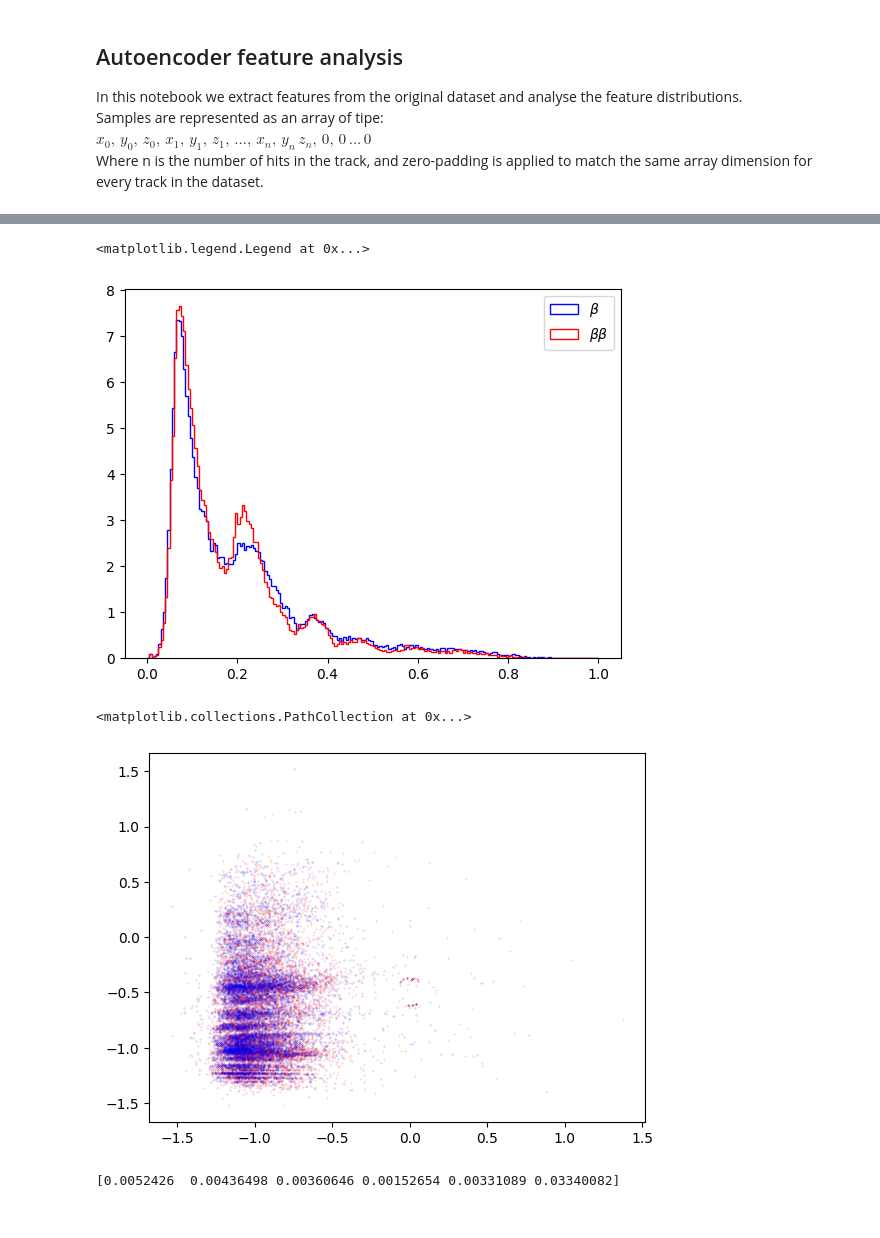
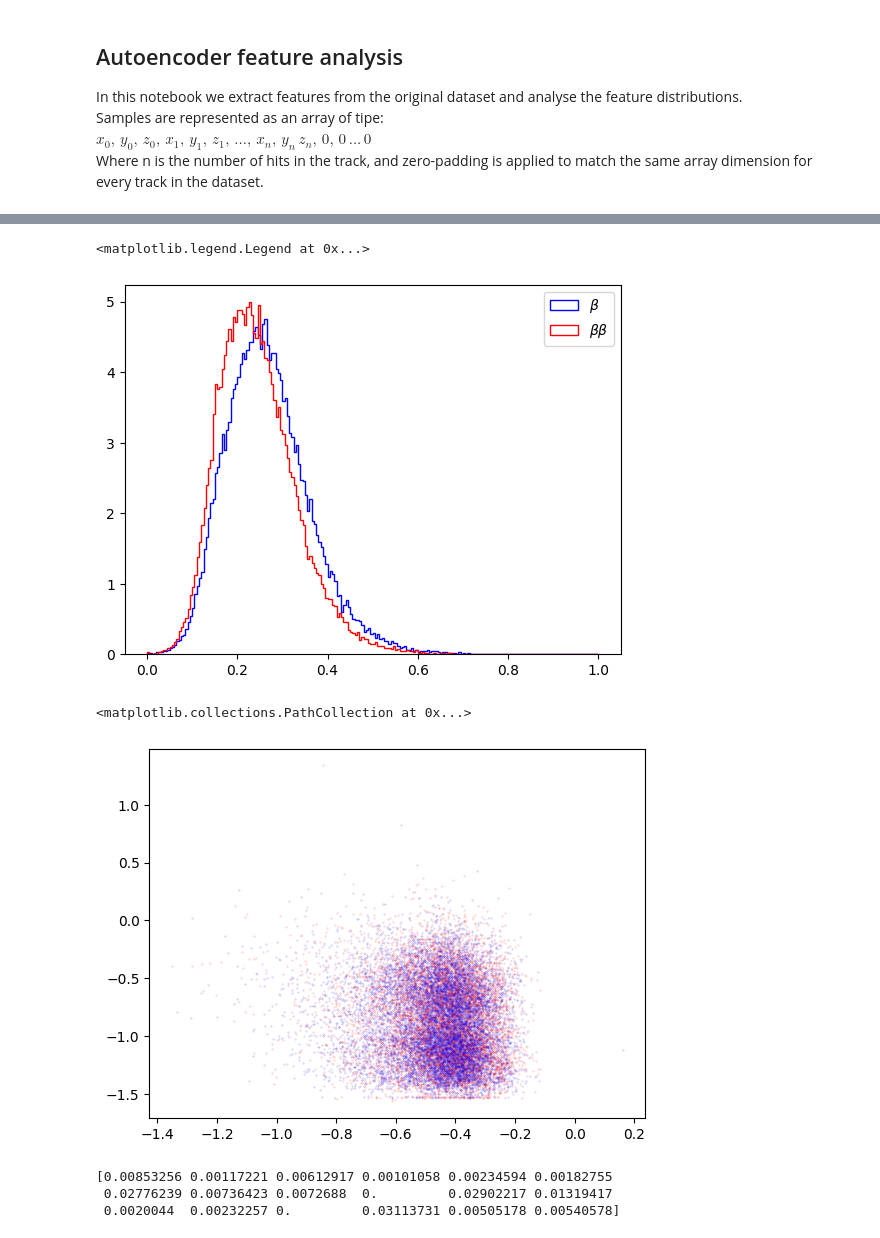
Before and after one commit to qismib/QuaKe, a Jupyter notebook: examples/autoencoder_feature_analysis.ipynb, the cells around one changed output, grey strips where cells are left out. Cells and saved outputs as stored; diff of their text form; code cells hidden in the pictures.

```diff
--- a/examples/autoencoder_feature_analysis.ipynb
+++ b/examples/autoencoder_feature_analysis.ipynb
@@ -23,16 +23,21 @@ from sklearn.metrics import accuracy_score, classification_report
 from sklearn.decomposition import PCA, TruncatedSVD
 # %%
 # Loading the dataset
-data_folder = Path('../../output_5/data')
-train_folder = Path('../../output_5/models/autoencoder')
-setup = load_runcard("../../output_5/cards/runcard.yaml")
+data_folder = Path("../../output_2/data")
+train_folder = Path("../../output_2/models/autoencoder")
+setup = load_runcard("../../output_2/cards/runcard.yaml")
+setup["run_tf_eagerly"] = False
+setup["seed"] = 42
 train_generator, val_generator, test_generator = read_data(
     data_folder, train_folder, setup, split_from_maps=True
 )
-
 msetup = setup["model"]["autoencoder"]
-max_input_nb = np.max([train_generator.fixed_length_inputs.shape[1],
-                        val_generator.fixed_length_inputs.shape[1],
-                        test_generator.fixed_length_inputs.shape[1]])
+max_input_nb = np.max(
+    [
+        train_generator.fixed_length_inputs.shape[1],
+        val_generator.fixed_length_inputs.shape[1],
+        test_generator.fixed_length_inputs.shape[1],
+    ]
+)
 print(f"Arrays are padded to match dimension {max_input_nb}")
 # %% [output]
@@ -44,8 +53,4 @@ Arrays are padded to match dimension 64
 # %%
-# Loading runcard and model options
-setup = load_runcard("../../output_5/cards/runcard.yaml")
-msetup = setup["model"]["autoencoder"]
-
 msetup.update({"ckpt": train_folder.parent / f"autoencoder/autoencoder.h5"})
 
 # Loading the network
@@ -116,27 +127,55 @@ dataset_train = scaler.fit_transform(dataset[0])
 # %%
 # Plotting feature distributions within classes
 feature_nb = 0
-plt.hist(dataset_train[labels[0] == 0, feature_nb], range = [0,1], bins = 200, histtype="step", density = True, color = "blue")[-1]
-plt.hist(dataset_train[labels[0] == 1, feature_nb], range = [0,1], bins = 200, histtype="step", density = True, color = "red")[-1]
+plt.hist(
+    dataset_train[labels[0] == 0, feature_nb],
+    range=[0, 1],
+    bins=200,
+    histtype="step",
+    density=True,
+    color="blue",
+)[-1]
+plt.hist(
+    dataset_train[labels[0] == 1, feature_nb],
+    range=[0, 1],
+    bins=200,
+    histtype="step",
+    density=True,
+    color="red",
+)[-1]
 plt.legend([r"$\beta$", r"$\beta\beta$"])
 # %% [output]
 <matplotlib.legend.Legend at 0x...>
-[figure, old version]
+[figure, new version]
 # %%
 # 2D scatterplots
 ft_1_idx = 3
 ft_2_idx = 4
-plt.scatter(x = dataset[0][labels[0] == 0, ft_1_idx][:10000], y = dataset[0][labels[0] == 0, ft_2_idx][:10000], s = 0.1, alpha = 0.3, c = "r")
-plt.scatter(x = dataset[0][labels[0] == 1, ft_1_idx][:10000], y = dataset[0][labels[0] == 1, ft_2_idx][:10000], s = 0.1, alpha = 0.3, c = "b")
+plt.scatter(
+    x=dataset[0][labels[0] == 0, ft_1_idx][:10000],
+    y=dataset[0][labels[0] == 0, ft_2_idx][:10000],
+    s=0.1,
+    alpha=0.3,
+    c="r",
+)
+plt.scatter(
+    x=dataset[0][labels[0] == 1, ft_1_idx][:10000],
+    y=dataset[0][labels[0] == 1, ft_2_idx][:10000],
+    s=0.1,
+    alpha=0.3,
+    c="b",
+)
 # %% [output]
 <matplotlib.collections.PathCollection at 0x...>
-[figure, old version]
+[figure, new version]
 # %%
 # Doing univariate analysis
 label_relation = mutual_info_classif(dataset_train, labels[0])
 print(label_relation)
 # %% [output]
-[0.0052426  0.00436498 0.00360646 0.00152654 0.00331089 0.03340082]
+[0.00853256 0.00117221 0.00612917 0.00101058 0.00234594 0.00182755
+ 0.02776239 0.00736423 0.0072688  0.         0.02902217 0.01319417
+ 0.0020044  0.00232257 0.         0.03113731 0.00505178 0.00540578]
 # %%
 # Plotting linear correlations between features
 corrmat = np.abs(np.corrcoef(dataset[0].T))
```
Also changed, not shown: parts of 12 cells of this notebook, 8 other files.
